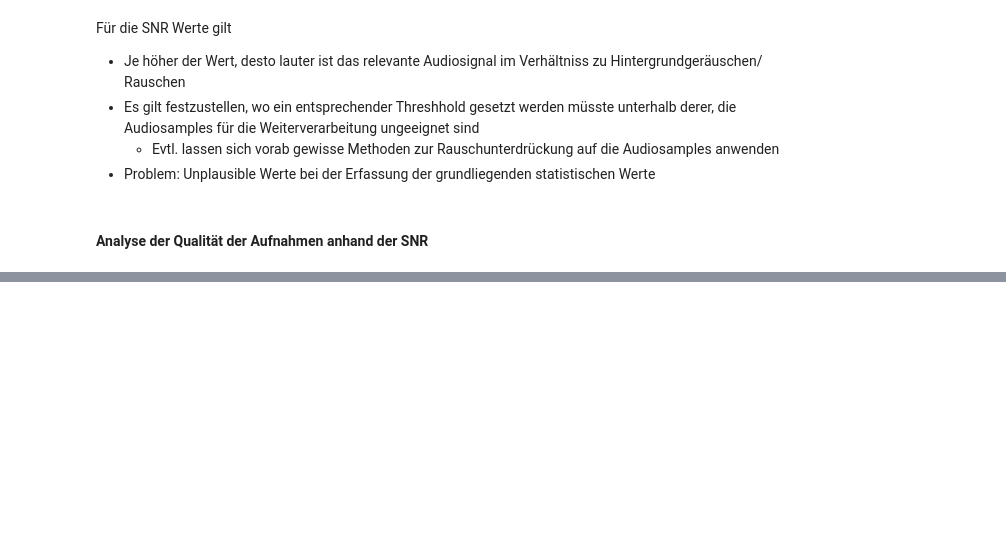
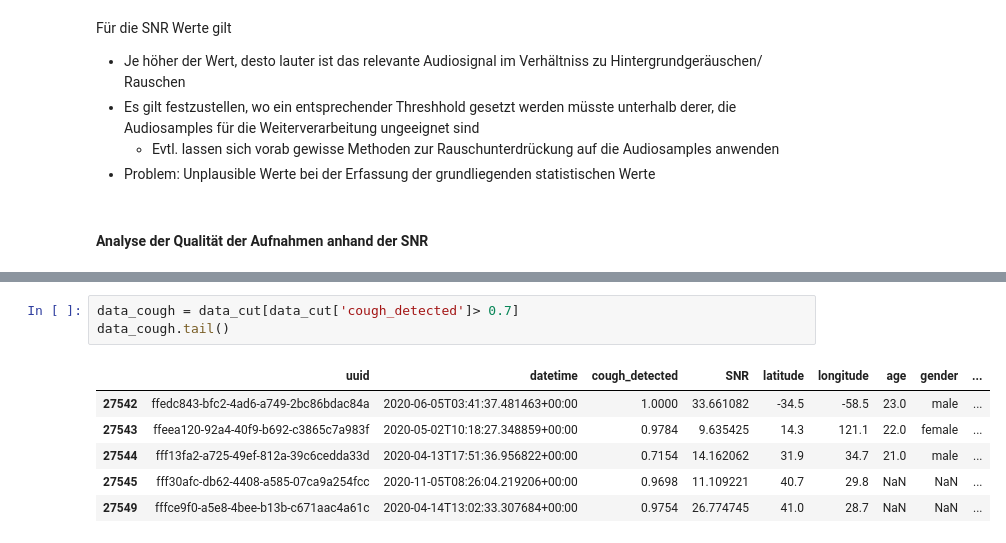
Before and after one commit to Knerten0815/GeoCougher, a Jupyter notebook: GeoCougher_exploration.ipynb, the cells around one changed output, grey strips where cells are left out. Drawn from its saved outputs; the diff is of its cells as text; blank space fills up the shorter version.

```diff
--- a/GeoCougher_exploration.ipynb
+++ b/GeoCougher_exploration.ipynb
@@ -151,0 +169,10 @@ snr_bereiche.value_counts().sort_index().plot(kind ='bar')
+# %%
+data_cough = data_cut[data_cut['cough_detected']> 0.7]
+data_cough.tail()
+# %% [output]
+|  | uuid | datetime | cough_detected | SNR | latitude | longitude | age | gender | ... |
+| 27542 | ffedc843-bfc2-4ad6-a749-2bc86bdac84a | 2020-06-05T03:41:37.481463+00:00 | 1.0000 | 33.661082 | -34.5 | -58.5 | 23.0 | male | ... |
+| 27543 | ffeea120-92a4-40f9-b692-c3865c7a983f | 2020-05-02T10:18:27.348859+00:00 | 0.9784 | 9.635425 | 14.3 | 121.1 | 22.0 | female | ... |
+| 27544 | fff13fa2-a725-49ef-812a-39c6cedda33d | 2020-04-13T17:51:36.956822+00:00 | 0.7154 | 14.162062 | 31.9 | 34.7 | 21.0 | male | ... |
+| 27545 | fff30afc-db62-4408-a585-07ca9a254fcc | 2020-11-05T08:26:04.219206+00:00 | 0.9698 | 11.109221 | 40.7 | 29.8 | NaN | NaN | ... |
+| 27549 | fffce9f0-a5e8-4bee-b13b-c671aac4a61c | 2020-04-14T13:02:33.307684+00:00 | 0.9754 | 26.774745 | 41.0 | 28.7 | NaN | NaN | ... |
```
Also changed, not shown: parts of 10 cells of this notebook, 1 other file.
